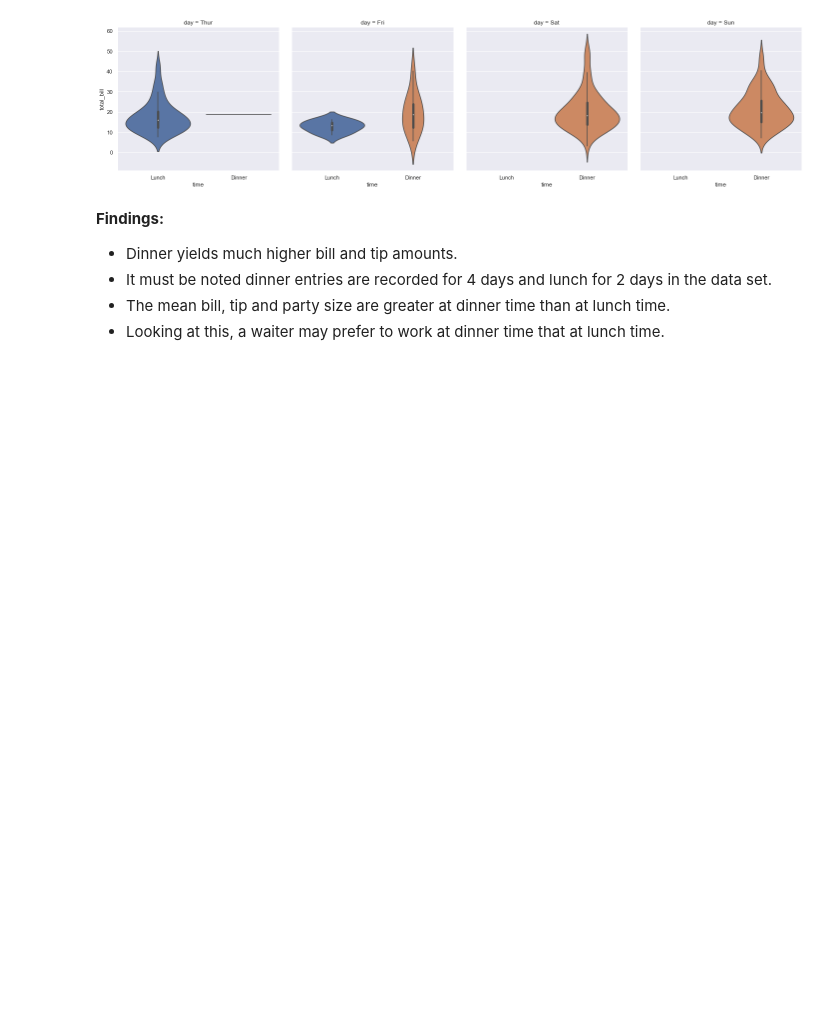
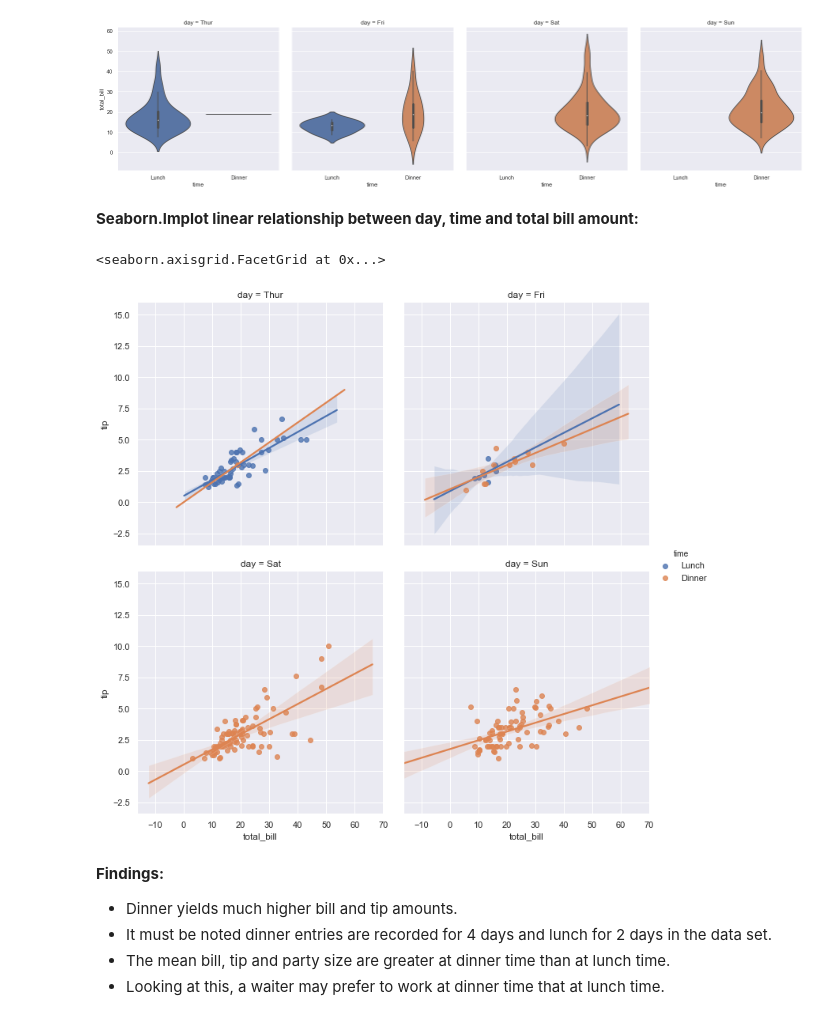
Before and after one commit to johndunne2019/Fundamentals-of-Data-Analysis-Project-2019, a Jupyter notebook: Tips-Dataset.ipynb, the cells around one changed output. Cells and saved outputs as stored; diff of their text form; code cells hidden in the pictures; blank space fills up the shorter version.

```diff
--- a/Tips-Dataset.ipynb
+++ b/Tips-Dataset.ipynb
@@ -1564,6 +1562,15 @@ sns.catplot(x="time", y="total_bill", col="day", kind="violin", data=tips)
 # %% [output]
 <seaborn.axisgrid.FacetGrid at 0x...>
 [figure]
+# %% [markdown]
+**Seaborn.lmplot linear relationship between day, time and total bill amount:**
+# %%
+sns.lmplot(x="total_bill", y="tip", hue="time", col="day", data=tips, col_wrap=2)
+# col argument used to plot across 4 columns
+# hue argument used to plot different colours
+# %% [output]
+<seaborn.axisgrid.FacetGrid at 0x...>
+[figure, added]
 # %% [markdown]
 **Findings:**
 * Dinner yields much higher bill and tip amounts.
```
Also changed, not shown: parts of 55 cells of this notebook.
